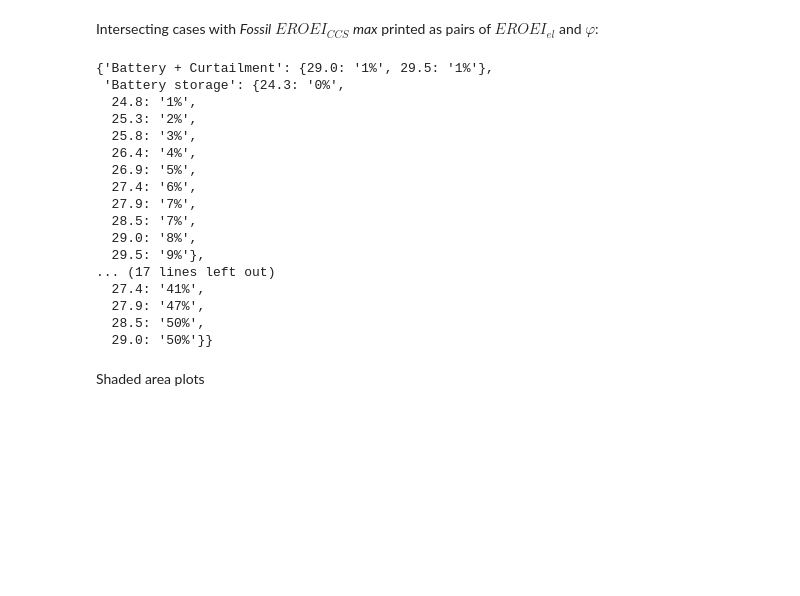
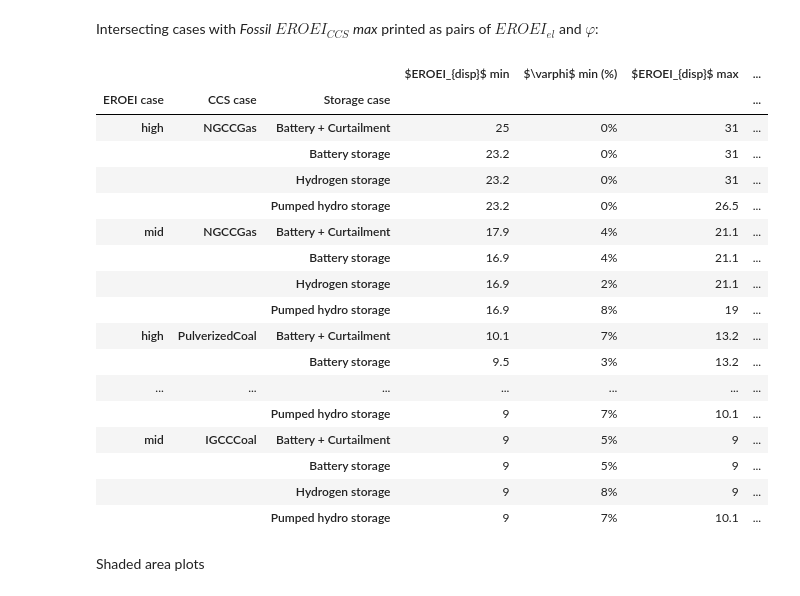
Before and after one commit to csaladenes/sustainable-energy-transitions, a Jupyter notebook: ccs/eroei-ccs-workbook.ipynb, the cells around one changed output. Cells and saved outputs as stored; diff of their text form; code cells hidden in the pictures; blank space fills up the shorter version.

Commit message:
added intersection table

```diff
--- a/ccs/eroei-ccs-workbook.ipynb
+++ b/ccs/eroei-ccs-workbook.ipynb
@@ -583,7 +582,7 @@ eroei_disp_n=[]
 re_bottom=[1000 for i in range(len(ESOI))]
 for i in range(len(eroei_ren_names)):
     print 'calculating '+eroei_ren_names[i]+' area...'
-    eroei_disp=eroei_disp_cycler(ESOI, phi, eta, c, eroei_el_ren[i])
+    eroei_disp=eroei_disp_cycler(ESOI, phi/100.0, eta/100.0, c, eroei_el_ren[i])
     eroei_disp_n.append(eroei_disp)
     for j in range(len(eroei_disp_n[i])):
         re_bottom[j]=min(re_bottom[j],min(np.array(eroei_disp_n[i][j]).flatten()))
@@ -711,25 +715,51 @@ EROEI_CCS_max=24.8
 # %% [markdown]
 Intersecting cases with _Fossil_ $EROEI_{CCS}$ _max_ printed as pairs of $EROEI_{el}$ and $\varphi$:
-# %%
-cases
-# %% [output]
-{'Battery + Curtailment': {29.0: '1%', 29.5: '1%'},
- 'Battery storage': {24.3: '0%',
-  24.8: '1%',
-  25.3: '2%',
-  25.8: '3%',
-  26.4: '4%',
-  26.9: '5%',
-  27.4: '6%',
-  27.9: '7%',
-  28.5: '7%',
-  29.0: '8%',
-  29.5: '9%'},
-... (17 lines left out)
-  27.4: '41%',
-  27.9: '47%',
-  28.5: '50%',
-  29.0: '50%'}}
+# %%
+#Save intersections
+dfs=[]
+case_names=['high','mid']
+cases2={}
+for name_id in range(len(names)):
+    name=names[name_id]
+    for eroei_idi in range(len(eroei_ids)):
+        eroei_id=eroei_el_ns[name_id][eroei_ids[eroei_idi]]
+        for q in cases[name][eroei_id]:
+            for q2 in cases[name][eroei_id][q]:
+                cases[name][eroei_id][q][q2]=str(max(cases[name][eroei_id][q][q2]))+'%'
+            minmaxcases=np.sort(cases[name][eroei_id][q].keys())
+            cases2[q]=[minmaxcases[0],cases[name][eroei_id][q][minmaxcases[0]],minmaxcases[-1],cases[name][eroei_id][q][minmaxcases[-1]]]
+        df=pd.DataFrame(cases2).T.reset_index()
+        df.columns=['Storage case','$EROEI_{disp}$ min',r'$\varphi$ min (%)','$EROEI_{disp}$ max',r'$\varphi$ max (%)']
+        df['CCS case']=name.replace('\n','')
+        df['$EROEI_{fuel}$']=int(eroei_id)
+        df['$EROEI_{el}$']=np.round(eroei_el_cf_N[name_id][eroei_ids[eroei_idi]][0][CF_id],1) #name_id,eroei_id,internal_eroei_id=0,CF,CR
+        df['$EROEI_{CCS}$']=np.round(eroei_ccs_max_N[name_id][eroei_ids[eroei_idi]][0][CF_id][CR_id],1)
+        df['$CF$']=CF[CF_id]
+        df['$CR$']=CR[CR_id]
+        df['EROEI case']=case_names[eroei_idi]
+        dfs.append(df)
+# %%
+dfz=pd.concat(dfs)
+dfz.set_index(['EROEI case','CCS case','Storage case'])
+# %% [output]
+|  |  |  | $EROEI_{disp}$ min | $\varphi$ min (%) | $EROEI_{disp}$ max | ... |
+| EROEI case | CCS case | Storage case |  |  |  | ... |
+| high | NGCCGas | Battery + Curtailment | 25 | 0% | 31 | ... |
+|  |  | Battery storage | 23.2 | 0% | 31 | ... |
+|  |  | Hydrogen storage | 23.2 | 0% | 31 | ... |
+|  |  | Pumped hydro storage | 23.2 | 0% | 26.5 | ... |
+| mid | NGCCGas | Battery + Curtailment | 17.9 | 4% | 21.1 | ... |
+|  |  | Battery storage | 16.9 | 4% | 21.1 | ... |
+|  |  | Hydrogen storage | 16.9 | 2% | 21.1 | ... |
+|  |  | Pumped hydro storage | 16.9 | 8% | 19 | ... |
+| high | PulverizedCoal | Battery + Curtailment | 10.1 | 7% | 13.2 | ... |
+|  |  | Battery storage | 9.5 | 3% | 13.2 | ... |
+| ... | ... | ... | ... | ... | ... | ... |
+|  |  | Pumped hydro storage | 9 | 7% | 10.1 | ... |
+| mid | IGCCCoal | Battery + Curtailment | 9 | 5% | 9 | ... |
+|  |  | Battery storage | 9 | 5% | 9 | ... |
+|  |  | Hydrogen storage | 9 | 8% | 9 | ... |
+|  |  | Pumped hydro storage | 9 | 7% | 10.1 | ... |
 # %% [markdown]
 Shaded area plots
 # %%
```
Also changed, not shown: parts of 6 cells of this notebook, 2 other files.
